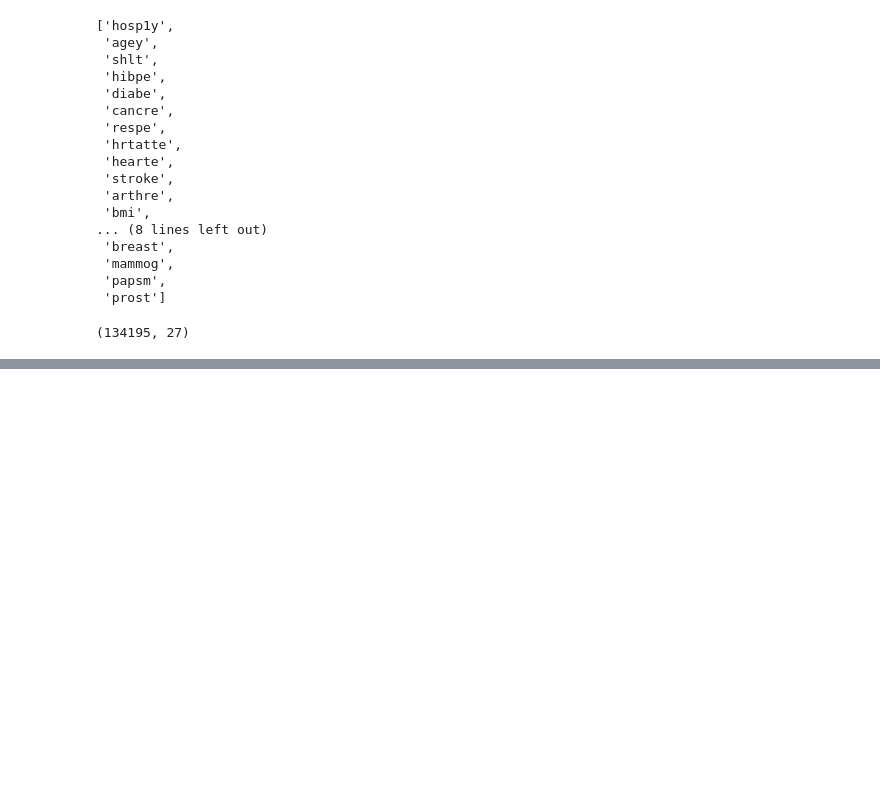
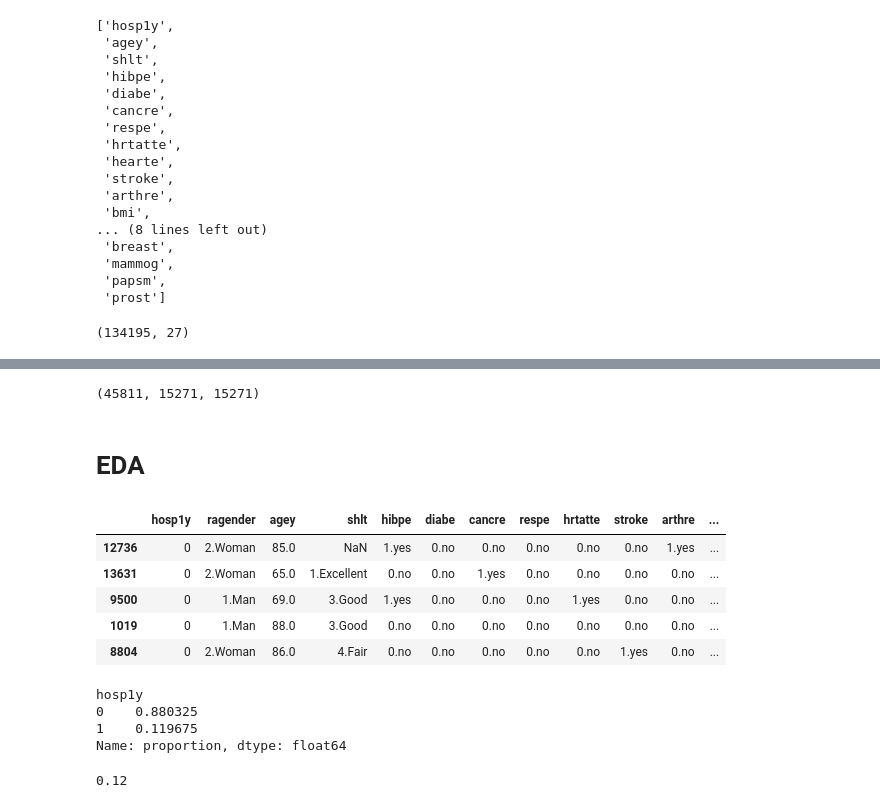
Before and after one commit to giraldiego/HPEP_project, a Jupyter notebook: EDA.ipynb, the cells around one changed output, grey strips where cells are left out. Saved outputs shown, nothing was run; the diff lists cells and outputs as text; code cells hidden in the pictures; blank space fills up the shorter version.

```diff
--- a/EDA.ipynb
+++ b/EDA.ipynb
@@ -329,0 +410,3 @@ dtype: int64
+# %%
+# Prepare target value
+df_clean.hosp1y = (df_clean.hosp1y == "1.Yes").astype(int)
@@ -329,0 +415,16 @@ dtype: int64
+# %%
+df_full_train, df_test = train_test_split(
+    df_clean,
+    test_size=0.2,
+    random_state=1,
+)
+
+df_train, df_val = train_test_split(
+    df_full_train,
+    test_size= (0.2 / 0.8),
+    random_state=1,
+)
+
+len(df_train), len(df_val), len(df_test)
+# %% [output]
+(45811, 15271, 15271)
@@ -329,0 +446,11 @@ dtype: int64
+# %% [markdown]
+# EDA
+# %%
+df_full_train.head()
+# %% [output]
+|  | hosp1y | ragender | agey | shlt | hibpe | diabe | cancre | respe | hrtatte | stroke | arthre | ... |
+| 12736 | 0 | 2.Woman | 85.0 | NaN | 1.yes | 0.no | 0.no | 0.no | 0.no | 0.no | 1.yes | ... |
+| 13631 | 0 | 2.Woman | 65.0 | 1.Excellent | 0.no | 0.no | 1.yes | 0.no | 0.no | 0.no | 0.no | ... |
+| 9500 | 0 | 1.Man | 69.0 | 3.Good | 1.yes | 0.no | 0.no | 0.no | 1.yes | 0.no | 0.no | ... |
+| 1019 | 0 | 1.Man | 88.0 | 3.Good | 0.no | 0.no | 0.no | 0.no | 0.no | 0.no | 0.no | ... |
+| 8804 | 0 | 2.Woman | 86.0 | 4.Fair | 0.no | 0.no | 0.no | 0.no | 0.no | 1.yes | 0.no | ... |
@@ -329,0 +459,12 @@ dtype: int64
+# %%
+df_full_train.hosp1y.value_counts(normalize=True)
+# %% [output]
+hosp1y
+0    0.880325
+1    0.119675
+Name: proportion, dtype: float64
+# %%
+global_hospitalization_rate = df_full_train.hosp1y.mean()
+print(f"{global_hospitalization_rate:.2f}")
+# %% [output]
+0.12
```
Also changed, not shown: parts of 22 cells of this notebook.
